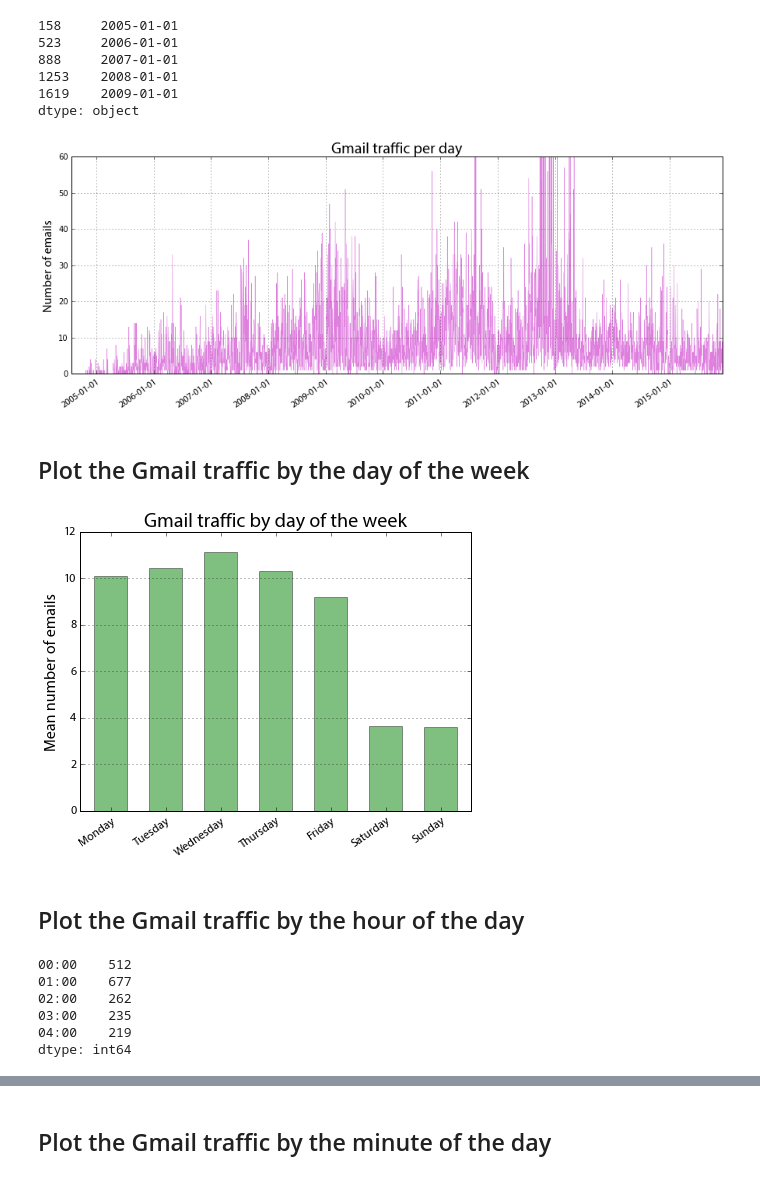
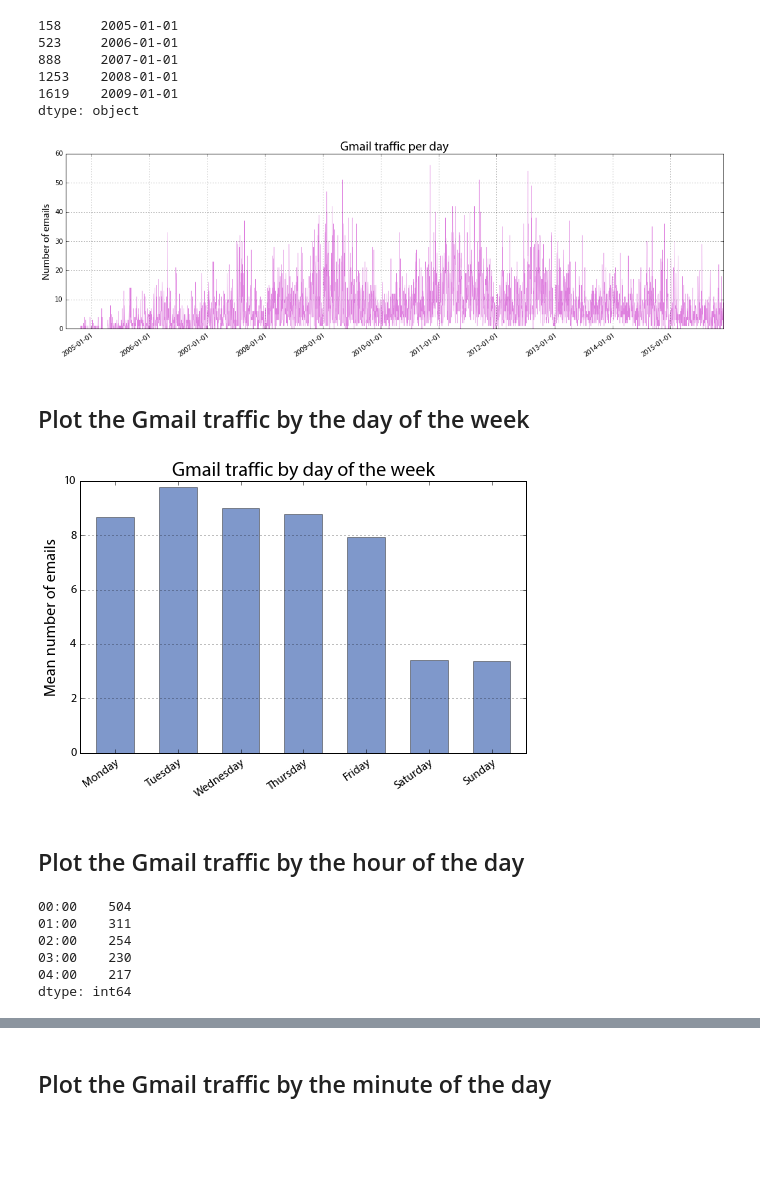
Before and after one commit to gboeing/ppde642, a Jupyter notebook: Examples-and-Demos/gmail-inbox-analysis/gmail-inbox-analysis.ipynb, the cells around one changed output, grey strips where cells are left out. Drawn from its saved outputs; the diff is of its cells as text; code cells hidden in the pictures; blank space fills up the shorter version.

Commit message:
excluded chat messages

```diff
--- a/Examples-and-Demos/gmail-inbox-analysis/gmail-inbox-analysis.ipynb
+++ b/Examples-and-Demos/gmail-inbox-analysis/gmail-inbox-analysis.ipynb
@@ -29,12 +31,14 @@ The Gmail mbox file includes emails and hangouts among its "messages". Hangouts
 all_dates = []
 all_times = []
 for message in mbox:
-    # hangouts messages have no Date key, so handle exception by skipping them
     try:
-        date, time = str(parse_datetime(message['Date'])).split(' ')
-        all_dates.append(date)
-        all_times.append(time)
+        # it's an email and not a chat if there's no label, or if there's a label but it's not 'chat'
+        if not 'X-Gmail-Labels' in message or ('X-Gmail-Labels' in message and not 'Chat' in message['X-Gmail-Labels']):
+            date, time = str(parse_datetime(message['Date'])).split(' ')
+            all_dates.append(date)
+            all_times.append(time)
     except (AttributeError, ValueError):
+        # hangouts messages have no Date key, so handle exception by skipping them
         pass
 print 'There are {:,} messages with dates.'.format(len(all_dates))
 # %% [output]
@@ -85,18 +89,19 @@ dtype: object
 # %%
 # plot the counts per day
 fig = plt.figure(figsize=[15, 5])
 ax = date_counts.plot(kind='line', linewidth=0.5, alpha=0.5, color='m')
 
 ax.grid(True)
-ax.set_ylim([0, 60])
 ax.set_xticks(xlabels.index)
 ax.set_xticklabels(xlabels, rotation=35, rotation_mode='anchor', ha='right', fontproperties=ticks_font)
 ax.set_ylabel('Number of emails', fontproperties=label_font)
 ax.set_title('Gmail traffic per day', fontproperties=title_font)
 
+fig.tight_layout()
+fig.savefig('gmail-traffic-day.png', dpi=96)
 plt.show()
 # %% [output]
-[figure, old version]
+[figure, new version]
 # %% [markdown]
 ## Plot the Gmail traffic by the day of the week
 # %%
@@ -108,7 +113,7 @@ mean_day_counts = day_counts.groupby('day_of_week')['count'].mean()
 xlabels = ['Monday', 'Tuesday', 'Wednesday', 'Thursday', 'Friday', 'Saturday', 'Sunday']
 # %%
 fig = plt.figure(figsize=[7, 5])
-ax = mean_day_counts.plot(kind='bar', width=0.6, alpha=0.5, color='g', edgecolor='#333333')
+ax = mean_day_counts.plot(kind='bar', width=0.6, alpha=0.5, color='#003399', edgecolor='#333333')
 
 ax.yaxis.grid(True)
 ax.set_xticklabels(xlabels, rotation=35, rotation_mode='anchor', ha='right', fontproperties=ticks_font)
@@ -119,9 +124,11 @@ ax.set_title('Gmail traffic by day of the week', fontproperties=title_font)
 ax.set_xlabel('')
 ax.set_ylabel('Mean number of emails', fontproperties=label_font)
 
+fig.tight_layout()
+fig.savefig('gmail-traffic-day-week.png', dpi=96)
 plt.show()
 # %% [output]
-[figure, old version]
+[figure, new version]
 # %% [markdown]
 ## Plot the Gmail traffic by the hour of the day
 # %%
@@ -130,11 +137,11 @@ times = pd.Series(all_times).map(lambda x: '{:02}:00'.format(parse_datetime(x).h
 time_counts = times.value_counts().sort_index()
 time_counts.head()
 # %% [output]
-00:00    512
-01:00    677
-02:00    262
-03:00    235
-04:00    219
+00:00    504
+01:00    311
+02:00    254
+03:00    230
+04:00    217
 dtype: int64
 # %%
 fig = plt.figure(figsize=[10, 5])
```
Also changed, not shown: parts of 5 cells of this notebook, 4 other files.
